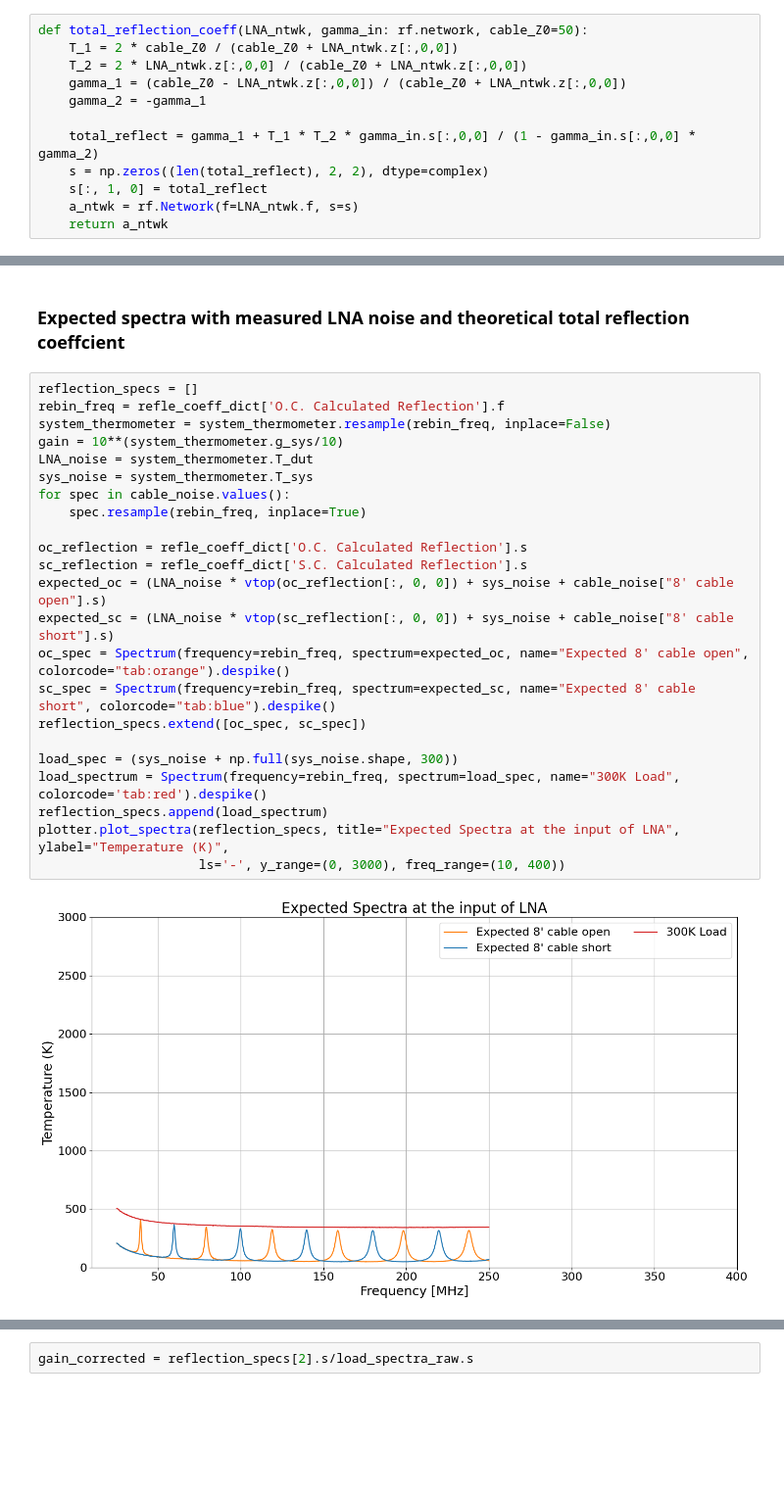
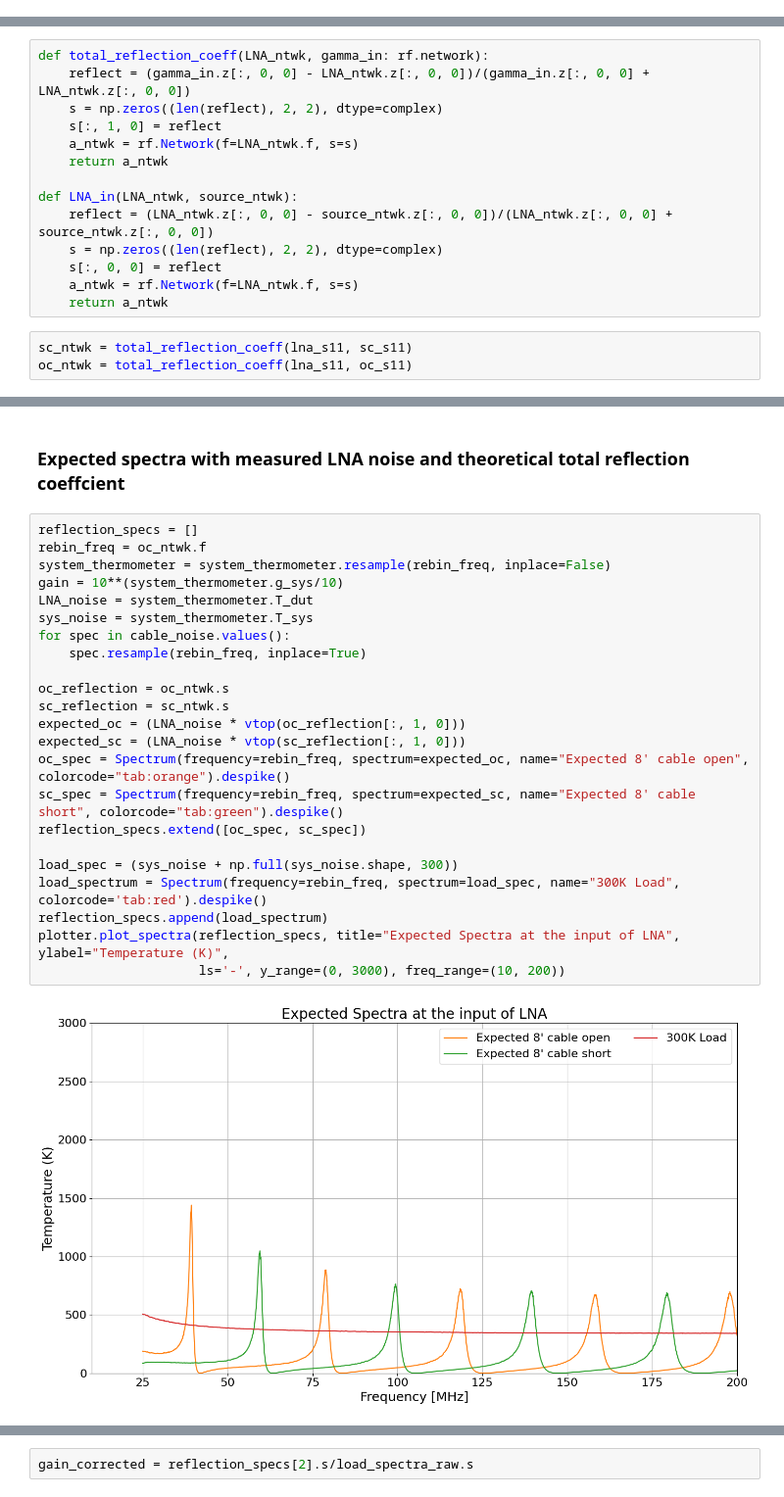
Before and after one commit to alhosani-abdulla/Highz-EXP, a Jupyter notebook: notebooks/multiple_reflection_model.ipynb, the cells around one changed output, grey strips where cells are left out. Shown at 98% size. Saved outputs shown, nothing was run; the diff lists cells and outputs as text; blank space fills up the shorter version.

```diff
--- a/notebooks/multiple_reflection_model.ipynb
+++ b/notebooks/multiple_reflection_model.ipynb
@@ -110,15 +105,3 @@ sc_s11 = cal_s11.ntwk_dict["8\' cable short"]
 oc_s11 = cal_s11.ntwk_dict["8\' cable open"]
 lna_s11 = cal_s11.ntwk_dict["LNA measured"]
 f = sc_s11.f
-# %%
-def total_reflection_coeff(LNA_ntwk, gamma_in: rf.network, cable_Z0=50):
-    T_1 = 2 * cable_Z0 / (cable_Z0 + LNA_ntwk.z[:,0,0])
-    T_2 = 2 * LNA_ntwk.z[:,0,0] / (cable_Z0 + LNA_ntwk.z[:,0,0])
-    gamma_1 = (cable_Z0 - LNA_ntwk.z[:,0,0]) / (cable_Z0 + LNA_ntwk.z[:,0,0])
-    gamma_2 = -gamma_1
-
-    total_reflect = gamma_1 + T_1 * T_2 * gamma_in.s[:,0,0] / (1 - gamma_in.s[:,0,0] * gamma_2)
-    s = np.zeros((len(total_reflect), 2, 2), dtype=complex)
-    s[:, 1, 0] = total_reflect
-    a_ntwk = rf.Network(f=LNA_ntwk.f, s=s)
-    return a_ntwk
@@ -134,3 +108,20 @@ comparison.plot_gain()
+# %%
+def total_reflection_coeff(LNA_ntwk, gamma_in: rf.network):
+    reflect = (gamma_in.z[:, 0, 0] - LNA_ntwk.z[:, 0, 0])/(gamma_in.z[:, 0, 0] + LNA_ntwk.z[:, 0, 0])
+    s = np.zeros((len(reflect), 2, 2), dtype=complex)
+    s[:, 1, 0] = reflect
+    a_ntwk = rf.Network(f=LNA_ntwk.f, s=s)
+    return a_ntwk
+
+def LNA_in(LNA_ntwk, source_ntwk):
+    reflect = (LNA_ntwk.z[:, 0, 0] - source_ntwk.z[:, 0, 0])/(LNA_ntwk.z[:, 0, 0] + source_ntwk.z[:, 0, 0])
+    s = np.zeros((len(reflect), 2, 2), dtype=complex)
+    s[:, 0, 0] = reflect
+    a_ntwk = rf.Network(f=LNA_ntwk.f, s=s)
+    return a_ntwk
+# %%
+sc_ntwk = total_reflection_coeff(lna_s11, sc_s11)
+oc_ntwk = total_reflection_coeff(lna_s11, oc_s11)
 # %%
 sys_BB = Spectrum(frequency=faxis_hz, spectrum=loaded_LNA_cal['LNA-BB']['spectrum'], name='Blackbody', colorcode='tab:green')
 sys_ND = Spectrum(frequency=faxis_hz, spectrum=loaded_LNA_cal['LNA-ND']['spectrum'], name='Noise Diode', colorcode='tab:purple')
@@ -140,26 +131,26 @@ sys_ND = Spectrum(frequency=faxis_hz, spectrum=loaded_LNA_cal['LNA-ND']['spectru
 ### Expected spectra with measured LNA noise and theoretical total reflection coeffcient
 # %%
 reflection_specs = []
-rebin_freq = refle_coeff_dict['O.C. Calculated Reflection'].f
+rebin_freq = oc_ntwk.f
 system_thermometer = system_thermometer.resample(rebin_freq, inplace=False)
 gain = 10**(system_thermometer.g_sys/10)
 LNA_noise = system_thermometer.T_dut
 sys_noise = system_thermometer.T_sys
 for spec in cable_noise.values():
     spec.resample(rebin_freq, inplace=True)
 
-oc_reflection = refle_coeff_dict['O.C. Calculated Reflection'].s
-sc_reflection = refle_coeff_dict['S.C. Calculated Reflection'].s
-expected_oc = (LNA_noise * vtop(oc_reflection[:, 0, 0]) + sys_noise + cable_noise["8' cable open"].s)
-expected_sc = (LNA_noise * vtop(sc_reflection[:, 0, 0]) + sys_noise + cable_noise["8' cable short"].s)
+oc_reflection = oc_ntwk.s
+sc_reflection = sc_ntwk.s
+expected_oc = (LNA_noise * vtop(oc_reflection[:, 1, 0]))
+expected_sc = (LNA_noise * vtop(sc_reflection[:, 1, 0]))
 oc_spec = Spectrum(frequency=rebin_freq, spectrum=expected_oc, name="Expected 8' cable open", colorcode="tab:orange").despike()
-sc_spec = Spectrum(frequency=rebin_freq, spectrum=expected_sc, name="Expected 8' cable short", colorcode="tab:blue").despike()
+sc_spec = Spectrum(frequency=rebin_freq, spectrum=expected_sc, name="Expected 8' cable short", colorcode="tab:green").despike()
 reflection_specs.extend([oc_spec, sc_spec])
 
 load_spec = (sys_noise + np.full(sys_noise.shape, 300))
 load_spectrum = Spectrum(frequency=rebin_freq, spectrum=load_spec, name="300K Load", colorcode='tab:red').despike()
 reflection_specs.append(load_spectrum)
 plotter.plot_spectra(reflection_specs, title="Expected Spectra at the input of LNA", ylabel="Temperature (K)",
-                     ls='-', y_range=(0, 3000), freq_range=(10, 400))
+                     ls='-', y_range=(0, 3000), freq_range=(10, 200))
 # %% [output]
-[figure, old version]
+[figure, new version]
```
Also changed, not shown: parts of 10 cells of this notebook, 3 other files.
